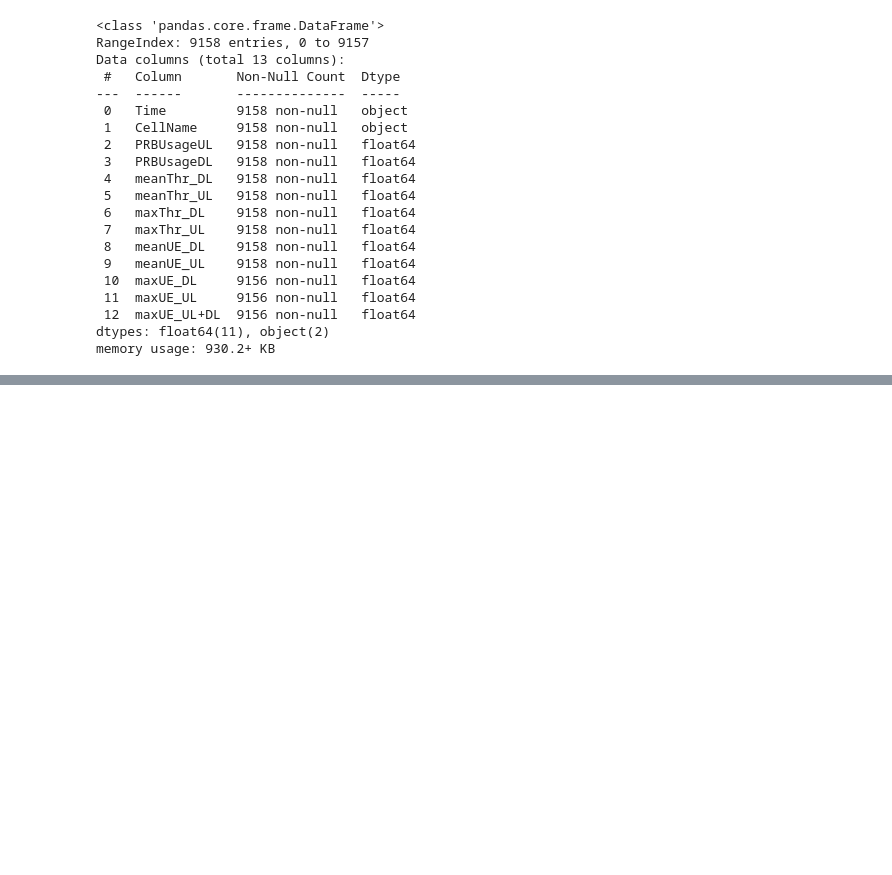
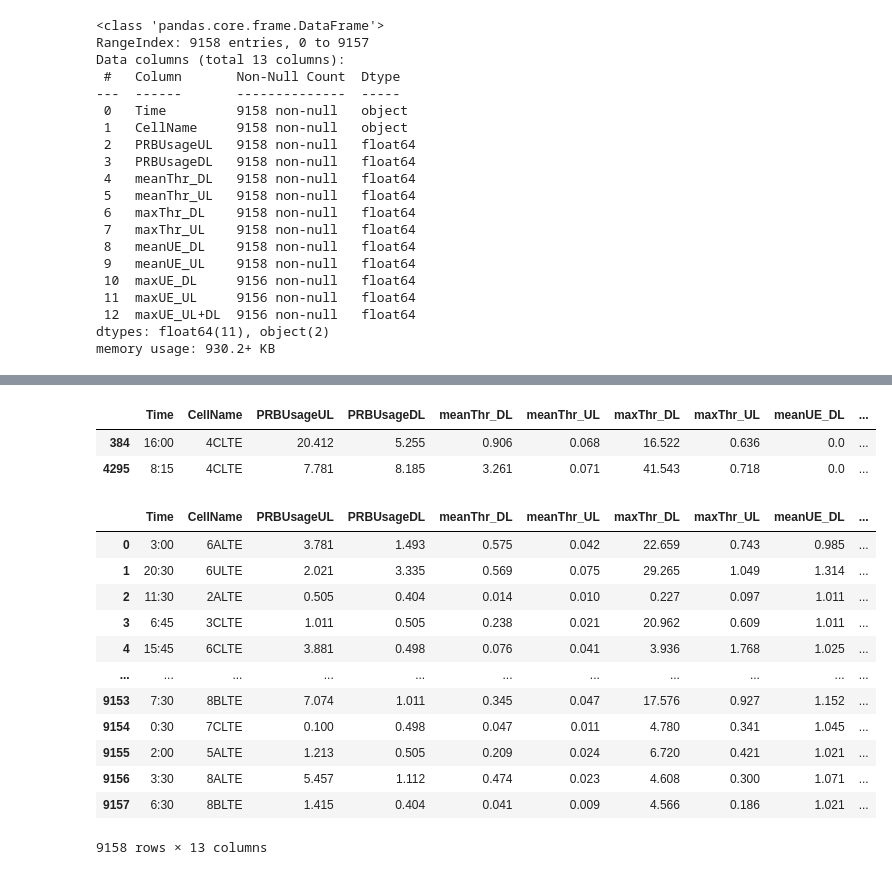
Before and after one commit to vengie/AML-3104--Neural-Networks-and-Deep-Learning, a Jupyter notebook: Anomaly_Detection_in_Cellular_network.ipynb, the cells around one changed output, grey strips where cells are left out. Drawn from its saved outputs; the diff is of its cells as text; code cells hidden in the pictures; blank space fills up the shorter version.

Commit message:
with clean outputfile

```diff
--- a/Anomaly_Detection_in_Cellular_network.ipynb
+++ b/Anomaly_Detection_in_Cellular_network.ipynb
@@ -209,0 +192,23 @@ Name: CellName, dtype: int64
+# %%
+df_test[df_test.isna().any(axis=1)]
+# %% [output]
+|  | Time | CellName | PRBUsageUL | PRBUsageDL | meanThr_DL | meanThr_UL | maxThr_DL | maxThr_UL | meanUE_DL | ... |
+| 384 | 16:00 | 4CLTE | 20.412 | 5.255 | 0.906 | 0.068 | 16.522 | 0.636 | 0.0 | ... |
+| 4295 | 8:15 | 4CLTE | 7.781 | 8.185 | 3.261 | 0.071 | 41.543 | 0.718 | 0.0 | ... |
+# %%
+df_test_clean = df_test.fillna(axis=0,method='ffill')
+df_test_clean
+# %% [output]
+|  | Time | CellName | PRBUsageUL | PRBUsageDL | meanThr_DL | meanThr_UL | maxThr_DL | maxThr_UL | meanUE_DL | ... |
+| 0 | 3:00 | 6ALTE | 3.781 | 1.493 | 0.575 | 0.042 | 22.659 | 0.743 | 0.985 | ... |
+| 1 | 20:30 | 6ULTE | 2.021 | 3.335 | 0.569 | 0.075 | 29.265 | 1.049 | 1.314 | ... |
+| 2 | 11:30 | 2ALTE | 0.505 | 0.404 | 0.014 | 0.010 | 0.227 | 0.097 | 1.011 | ... |
+| 3 | 6:45 | 3CLTE | 1.011 | 0.505 | 0.238 | 0.021 | 20.962 | 0.609 | 1.011 | ... |
+| 4 | 15:45 | 6CLTE | 3.881 | 0.498 | 0.076 | 0.041 | 3.936 | 1.768 | 1.025 | ... |
+| ... | ... | ... | ... | ... | ... | ... | ... | ... | ... | ... |
+| 9153 | 7:30 | 8BLTE | 7.074 | 1.011 | 0.345 | 0.047 | 17.576 | 0.927 | 1.152 | ... |
+| 9154 | 0:30 | 7CLTE | 0.100 | 0.498 | 0.047 | 0.011 | 4.780 | 0.341 | 1.045 | ... |
+| 9155 | 2:00 | 5ALTE | 1.213 | 0.505 | 0.209 | 0.024 | 6.720 | 0.421 | 1.021 | ... |
+| 9156 | 3:30 | 8ALTE | 5.457 | 1.112 | 0.474 | 0.023 | 4.608 | 0.300 | 1.071 | ... |
+| 9157 | 6:30 | 8BLTE | 1.415 | 0.404 | 0.041 | 0.009 | 4.566 | 0.186 | 1.021 | ... |
+9158 rows × 13 columns
```
Also changed, not shown: parts of 7 cells of this notebook.
